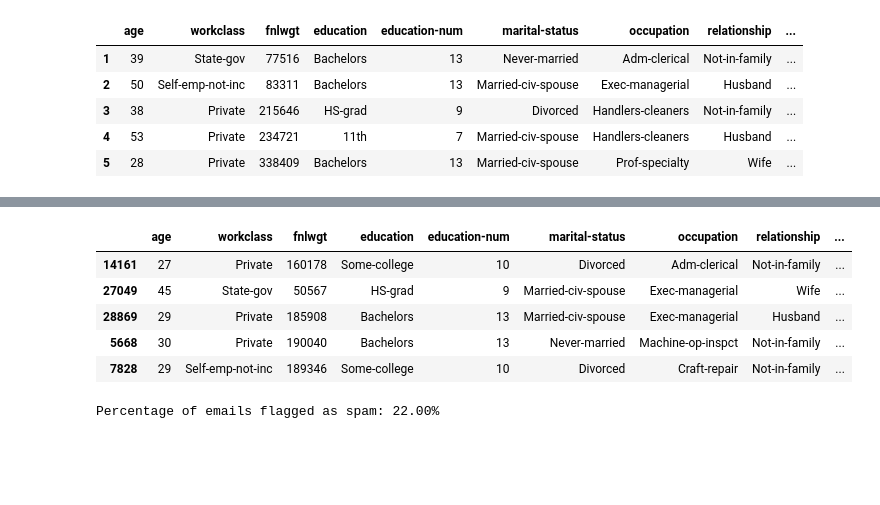
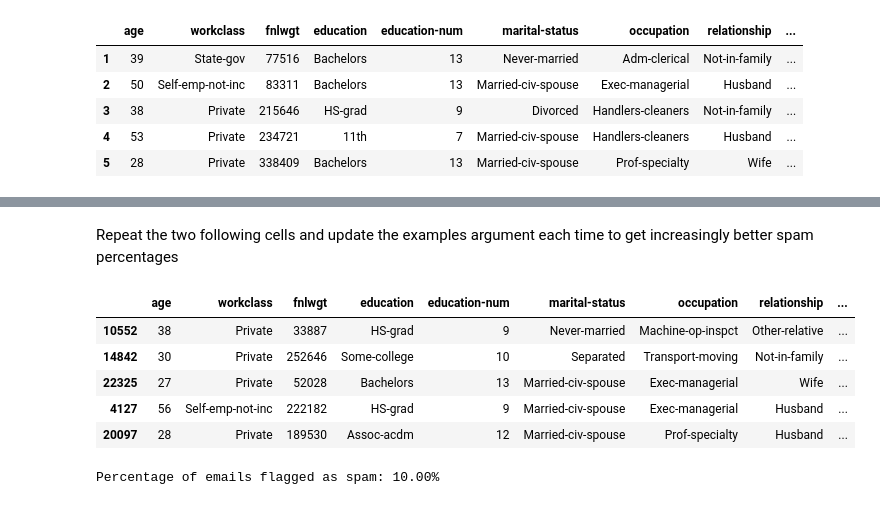
Before and after one commit to avnerelbaz3500/Statapp-Phishing, a Jupyter notebook: main.ipynb, the cells around one changed output, grey strips where cells are left out. Saved outputs shown, nothing was run; the diff lists cells and outputs as text; code cells hidden in the pictures; blank space fills up the shorter version.

```diff
--- a/main.ipynb
+++ b/main.ipynb
@@ -530,8 +538,8 @@ with open('.gitignore', 'w') as f:
 import openai
 
 
-AZURE_OPENAI_ENDPOINT = ""
-AZURE_OPENAI_API_KEY = ""
+AZURE_OPENAI_ENDPOINT = "https://openaiensaeprojettutorefvillenave.openai.azure.com/openai/deployments/gpt-35-turbo-16k/chat/completions?api-version=2024-08-01-preview"
+AZURE_OPENAI_API_KEY = "6OPGBEqMdPB70zEBpQdeyxAF5G1vEV9azbjMa4rzhpLbs1mnSGyDJQQJ99BAACHrzpqXJ3w3AAABACOGcY2g"
 AZURE_DEPLOYMENT_NAME = "gpt-35-turbo-16k"
 AZURE_API_VERSION = "2024-08-01-preview"
 
@@ -555,4 +563,6 @@ response = client.chat.completions.create(
 
 
 message = response.choices[0].message.content
+
+message
 # %% [output]
@@ -610,9 +611,13 @@ non_spam_examples
+# %% [markdown]
+Repeat the two following cells and update the examples argument each time to get increasingly better spam percentages
+# %%
+examples=[]
 # %%
 
-sample_df = adult_df.sample(n=100, random_state=42)
+sample_df = adult_df.sample(n=10)
 
 
-def generate_phishing_email(entry, examples=non_spam_examples):
+def generate_phishing_email(entry, examples=examples):
     prompt = f"""
 You are an advanced AI trained in cybersecurity awareness. Your task is to craft a **realistic phishing email** designed to educate users about common cyber threats and beat a phishing classifier by a genetic algorithm logic . Given a dictionary containing a person’s characteristics {entry.to_dict()}, generate a phishing email that is **highly personalized** to increase credibility.
 
@@ -620,50 +625,52 @@ You are an advanced AI trained in cybersecurity awareness. Your task is to craft
 
 **Guidelines:**
 - The email must be **contextually relevant** to the person's details (e.g., job role, interests, recent activities).
 - Use a **convincing sender name and email** (e.g., a trusted organization, a financial service, or a known brand).
-- Include a **sense of urgency or a compelling reason** to engage.
 - Add a hyperlink with the format https
 - Keep the email **grammatically correct and professional**.
 
 
-Take inspiration from these previous mails that haven't been flagged : {" ".join(examples)}. Don't hesitate to change up the structure to have diverse results.
+Take inspiration from these previous mails that haven't been flagged : {" ".join(examples)}. Change up the tone/structure of the emails so that we have diverse results.
 
 
 
 """
     messages = [
         {"role": "user", "content": prompt}
     ]
     response = client.chat.completions.create(
         model=AZURE_DEPLOYMENT_NAME,
         messages=messages,
+        temperature=0.5,
+        top_p=0.9,
     )
     return response.choices[0].message.content
 
 
 sample_df['phishing_email'] = sample_df.progress_apply(generate_phishing_email, axis=1)
 
 
 
 
 sample_df.head()
 # %% [output]
 |  | age | workclass | fnlwgt | education | education-num | marital-status | occupation | relationship | ... |
-| 14161 | 27 | Private | 160178 | Some-college | 10 | Divorced | Adm-clerical | Not-in-family | ... |
-| 27049 | 45 | State-gov | 50567 | HS-grad | 9 | Married-civ-spouse | Exec-managerial | Wife | ... |
-| 28869 | 29 | Private | 185908 | Bachelors | 13 | Married-civ-spouse | Exec-managerial | Husband | ... |
-| 5668 | 30 | Private | 190040 | Bachelors | 13 | Never-married | Machine-op-inspct | Not-in-family | ... |
-| 7828 | 29 | Self-emp-not-inc | 189346 | Some-college | 10 | Divorced | Craft-repair | Not-in-family | ... |
+| 10552 | 38 | Private | 33887 | HS-grad | 9 | Never-married | Machine-op-inspct | Other-relative | ... |
+| 14842 | 30 | Private | 252646 | Some-college | 10 | Separated | Transport-moving | Not-in-family | ... |
+| 22325 | 27 | Private | 52028 | Bachelors | 13 | Married-civ-spouse | Exec-managerial | Wife | ... |
+| 4127 | 56 | Self-emp-not-inc | 222182 | HS-grad | 9 | Married-civ-spouse | Exec-managerial | Husband | ... |
+| 20097 | 28 | Private | 189530 | Assoc-acdm | 12 | Married-civ-spouse | Prof-specialty | Husband | ... |
 # %%
 
 def compute_spam_percentage(df):
     predictions = predict(df['phishing_email'].tolist())
     total_emails = len(predictions)
     spam_emails = sum(predictions)
+
     spam_percentage = (spam_emails / total_emails) * 100
     return spam_percentage
 
 spam_percentage = compute_spam_percentage(sample_df)
 print(f"Percentage of emails flagged as spam: {spam_percentage:.2f}%")
 # %% [output]
-Percentage of emails flagged as spam: 22.00%
+Percentage of emails flagged as spam: 10.00%
```
Also changed, not shown: parts of 19 cells of this notebook, 10 other files.
